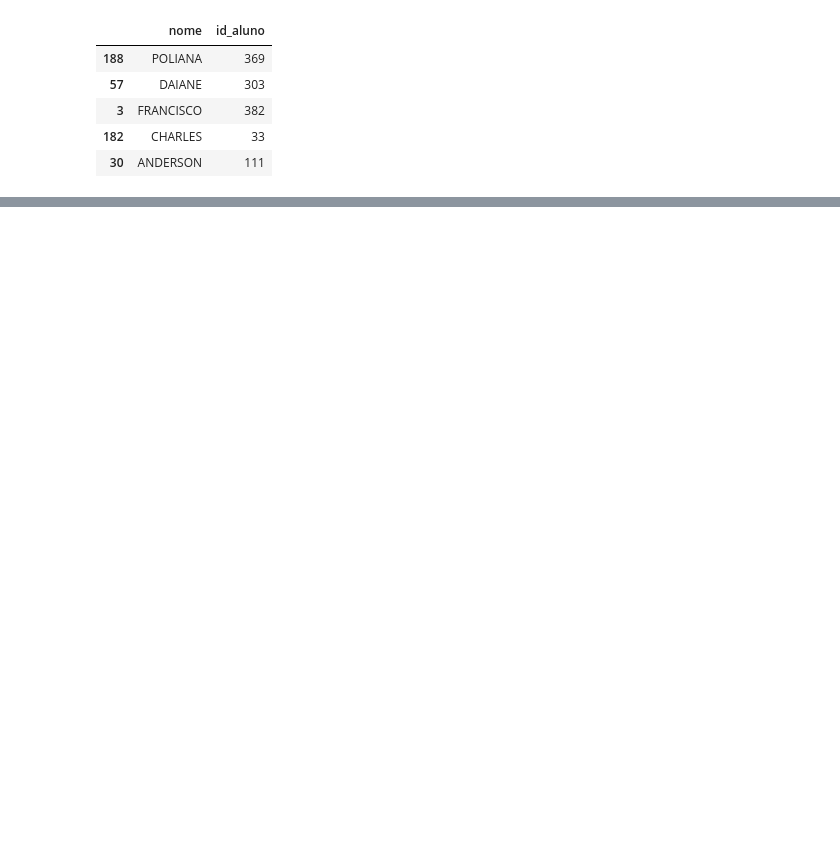
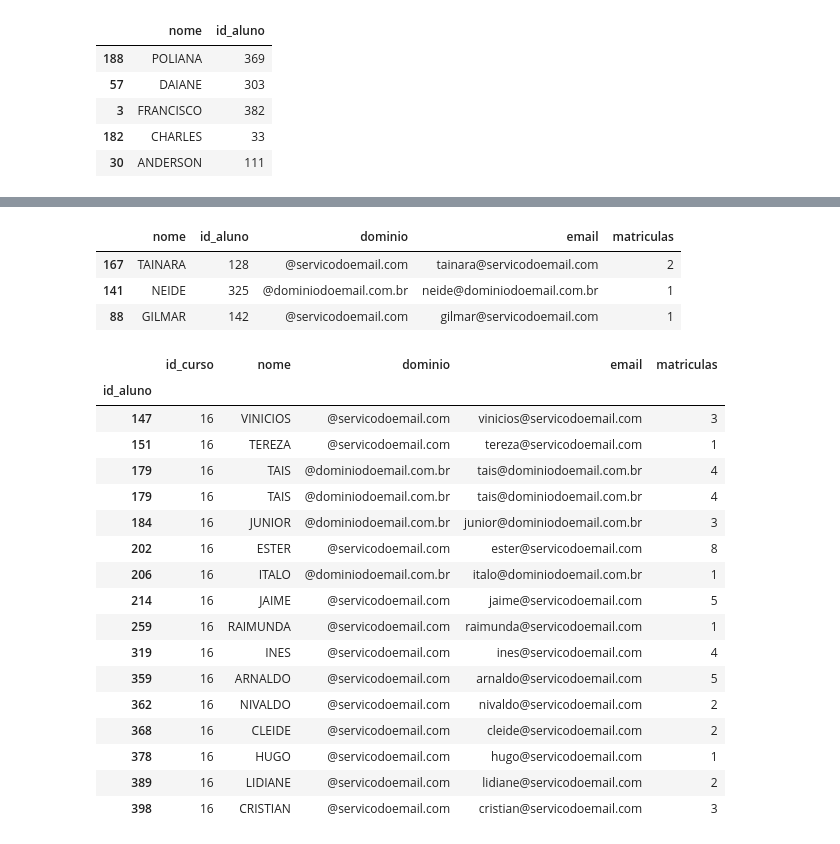
Before and after one commit to jeanhrsouza/ds-pandas-io, a Jupyter notebook: PandasIO.ipynb, the cells around one changed output, grey strips where cells are left out. Drawn from its saved outputs; the diff is of its cells as text; code cells hidden in the pictures; blank space fills up the shorter version.

```diff
--- a/PandasIO.ipynb
+++ b/PandasIO.ipynb
@@ -105,0 +262,15 @@ nomes.sample(5)
+# %%
+todas_matriculas = []
+x = np.random.rand(20)
+prob = x / sum(x)
+# %%
+#iterrows é utilizado para realizar o for de linha a linha
+for index, row in nomes.iterrows():
+  id = row.id_aluno
+  matriculas = row.matriculas
+  for i in range(matriculas):
+    mat = [id, np.random.choice(cursos.index, p = prob)]
+    #atribuindo o valor de matricula para todas as matriculas
+    todas_matriculas.append(mat)
+
+matriculas = pd.DataFrame(todas_matriculas, columns = ['id_aluno', 'id_curso'])
@@ -105,0 +540,5 @@ nomes.sample(5)
+# %%
+# realizando consulta na tabela matriculas onde id_curso é igual ao id_curso
+id_curso = 16
+proxima_turma = matriculas.query("id_curso == {}".format(id_curso))
+proxima_turma
@@ -105,0 +563,29 @@ nomes.sample(5)
+# %%
+nomes.sample(3)
+# %% [output]
+|  | nome | id_aluno | dominio | email | matriculas |
+| 167 | TAINARA | 128 | @servicodoemail.com | tainara@servicodoemail.com | 2 |
+| 141 | NEIDE | 325 | @dominiodoemail.com.br | neide@dominiodoemail.com.br | 1 |
+| 88 | GILMAR | 142 | @servicodoemail.com | gilmar@servicodoemail.com | 1 |
+# %%
+#realizando join da tabela para consulta do aluno com id
+proxima_turma.set_index('id_aluno').join(nomes.set_index('id_aluno'))
+# %% [output]
+|  | id_curso | nome | dominio | email | matriculas |
+| id_aluno |  |  |  |  |  |
+| 147 | 16 | VINICIOS | @servicodoemail.com | vinicios@servicodoemail.com | 3 |
+| 151 | 16 | TEREZA | @servicodoemail.com | tereza@servicodoemail.com | 1 |
+| 179 | 16 | TAIS | @dominiodoemail.com.br | tais@dominiodoemail.com.br | 4 |
+| 179 | 16 | TAIS | @dominiodoemail.com.br | tais@dominiodoemail.com.br | 4 |
+| 184 | 16 | JUNIOR | @dominiodoemail.com.br | junior@dominiodoemail.com.br | 3 |
+| 202 | 16 | ESTER | @servicodoemail.com | ester@servicodoemail.com | 8 |
+| 206 | 16 | ITALO | @dominiodoemail.com.br | italo@dominiodoemail.com.br | 1 |
+| 214 | 16 | JAIME | @servicodoemail.com | jaime@servicodoemail.com | 5 |
+| 259 | 16 | RAIMUNDA | @servicodoemail.com | raimunda@servicodoemail.com | 1 |
+| 319 | 16 | INES | @servicodoemail.com | ines@servicodoemail.com | 4 |
+| 359 | 16 | ARNALDO | @servicodoemail.com | arnaldo@servicodoemail.com | 5 |
+| 362 | 16 | NIVALDO | @servicodoemail.com | nivaldo@servicodoemail.com | 2 |
+| 368 | 16 | CLEIDE | @servicodoemail.com | cleide@servicodoemail.com | 2 |
+| 378 | 16 | HUGO | @servicodoemail.com | hugo@servicodoemail.com | 1 |
+| 389 | 16 | LIDIANE | @servicodoemail.com | lidiane@servicodoemail.com | 2 |
+| 398 | 16 | CRISTIAN | @servicodoemail.com | cristian@servicodoemail.com | 3 |
```
Also changed, not shown: parts of 97 cells of this notebook, 3 other files.
